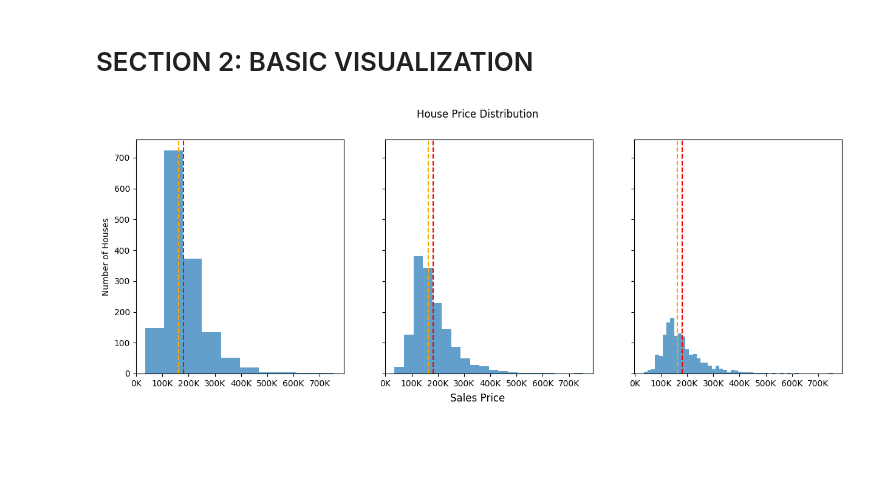
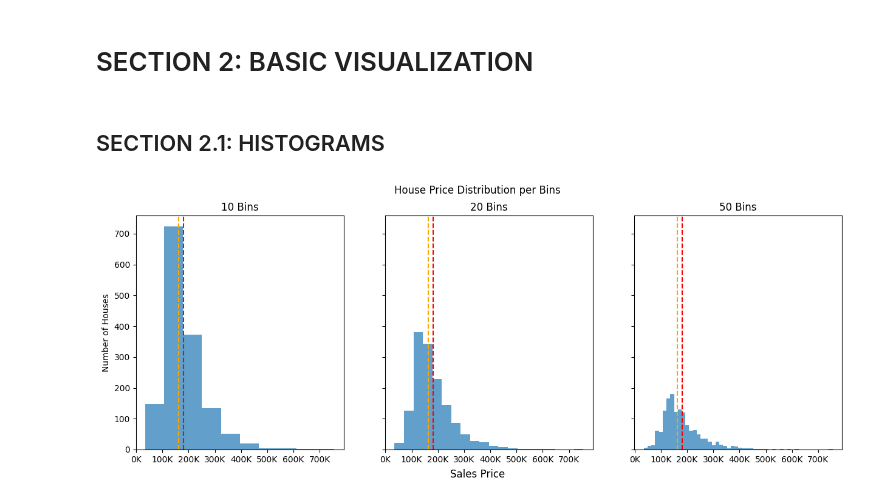
Before and after one commit to christianabusca/housing-market-analytics, a Jupyter notebook: p-house-prices.ipynb, the cells around one changed output. Drawn from its saved outputs; the diff is of its cells as text; code cells hidden in the pictures; blank space fills up the shorter version.

Commit message:
Kaggle Notebook | p-house-prices | Version 6

```diff
--- a/p-house-prices.ipynb
+++ b/p-house-prices.ipynb
@@ -166,28 +188,31 @@ describe
 8 rows × 38 columns
 # %% [markdown]
 # SECTION 2: BASIC VISUALIZATION
+# %% [markdown]
+## SECTION 2.1: HISTOGRAMS
 # %%
 from matplotlib.ticker import FuncFormatter, MultipleLocator
 
 fig, ax = plt.subplots(1, 3, figsize=(15, 5), sharex= True, sharey=True)
 
 for a in ax:
     a.xaxis.set_major_locator(MultipleLocator(100_000))
     a.xaxis.set_major_formatter(FuncFormatter(lambda x, _: f"{int(x/1000)}K"))
 
 axes = ax
 num_bins = 10, 20, 50
 bin_labels = ['10 Bins', '20 Bins', '50 Bins']
 
 for a, n_bins, b_labels in zip(axes, num_bins, bin_labels):
     a.hist(x=df['SalePrice'], bins = n_bins, label = b_labels, alpha=0.7)
+    a.set_title(b_labels)
     a.axvline(average_price, color = 'red', linestyle ='--', label =f"Mean {b_labels}")
     a.axvline(median_price, color = 'orange', linestyle ='--', label =f"Median {b_labels}")
 
 
-fig.suptitle('House Price Distribution')
+fig.suptitle('House Price Distribution per Bins')
 fig.supxlabel('Sales Price')
 ax[0].set_ylabel('Number of Houses')
 plt.show()
 # %% [output]
-[figure, old version]
+[figure, new version]
```
Also changed, not shown: parts of 4 cells of this notebook.
